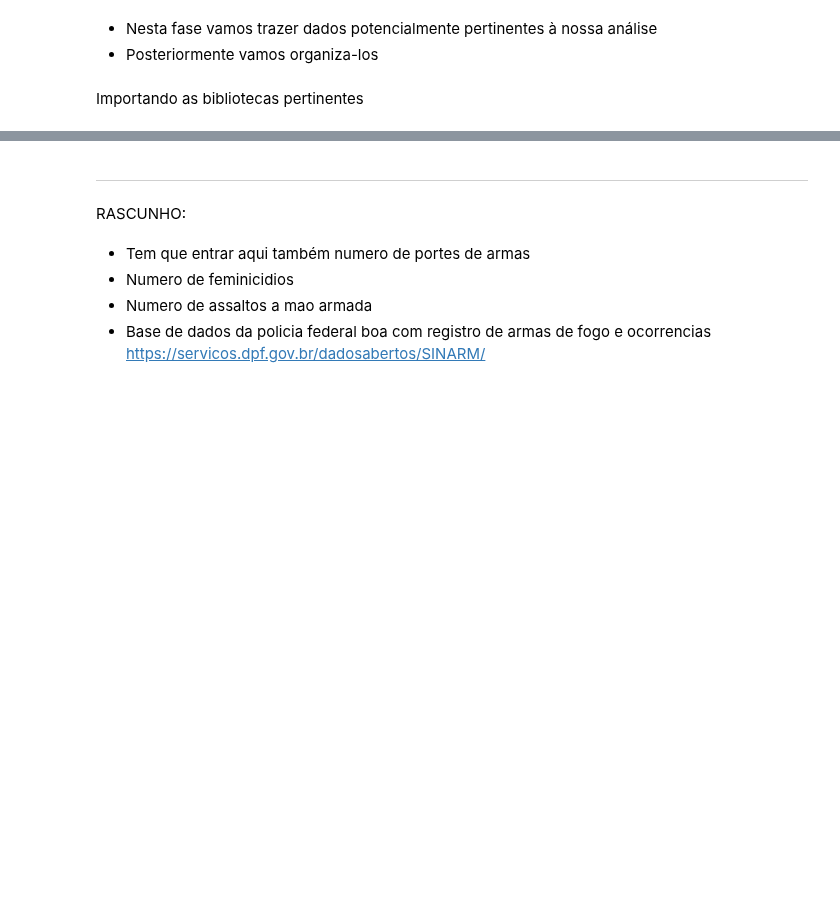
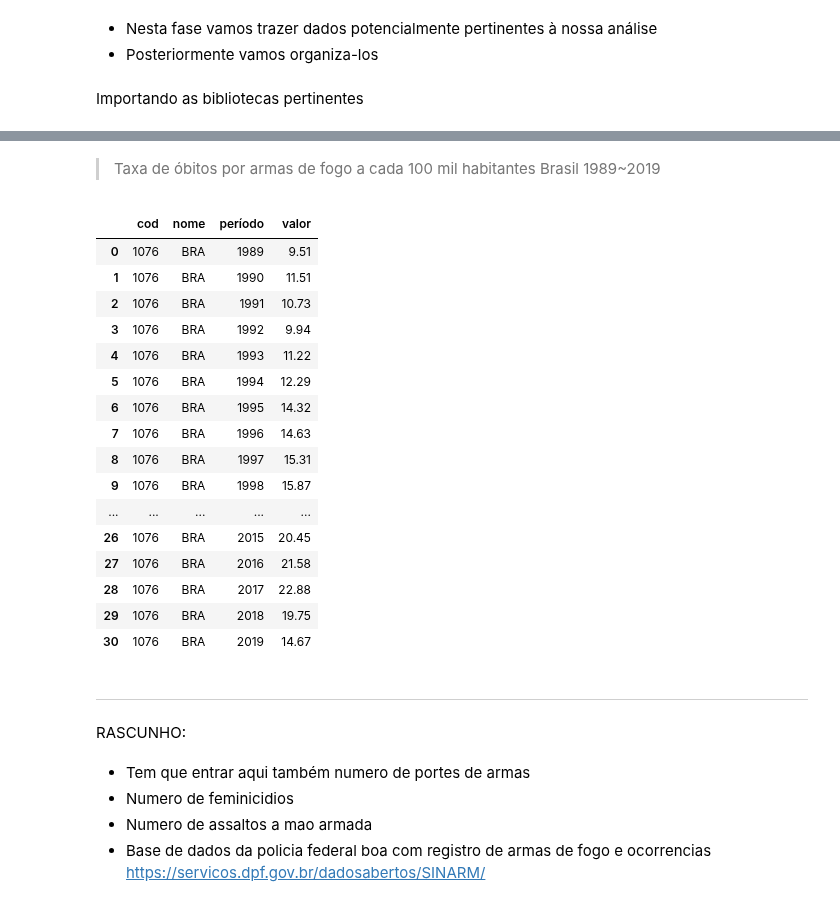
Before and after one commit to kauebr/Portifolio-Desarmamento-Brasil, a Jupyter notebook: Desarmamento Brasil.ipynb, the cells around one changed output, grey strips where cells are left out. Cells and saved outputs as stored; diff of their text form; code cells hidden in the pictures; blank space fills up the shorter version.

```diff
--- a/Desarmamento Brasil.ipynb
+++ b/Desarmamento Brasil.ipynb
@@ -74,3 +73,26 @@ import plotly.express as px
+# %% [markdown]
+> Taxa de óbitos por armas de fogo a cada 100 mil habitantes Brasil 1989~2019
+# %%
+df_obt_BR = pd.read_csv('taxa-de-homicidios-por-armas-de-fogo-BR.csv', sep=';')
+display(df_obt_BR)
+# %% [output]
+|  | cod | nome | período | valor |
+| 0 | 1076 | BRA | 1989 | 9.51 |
+| 1 | 1076 | BRA | 1990 | 11.51 |
+| 2 | 1076 | BRA | 1991 | 10.73 |
+| 3 | 1076 | BRA | 1992 | 9.94 |
+| 4 | 1076 | BRA | 1993 | 11.22 |
+| 5 | 1076 | BRA | 1994 | 12.29 |
+| 6 | 1076 | BRA | 1995 | 14.32 |
+| 7 | 1076 | BRA | 1996 | 14.63 |
+| 8 | 1076 | BRA | 1997 | 15.31 |
+| 9 | 1076 | BRA | 1998 | 15.87 |
+| ... | ... | ... | ... | ... |
+| 26 | 1076 | BRA | 2015 | 20.45 |
+| 27 | 1076 | BRA | 2016 | 21.58 |
+| 28 | 1076 | BRA | 2017 | 22.88 |
+| 29 | 1076 | BRA | 2018 | 19.75 |
+| 30 | 1076 | BRA | 2019 | 14.67 |
 # %% [markdown]
 <hr>
 RASCUNHO:
```
Also changed, not shown: parts of 3 cells of this notebook, 7 other files.
